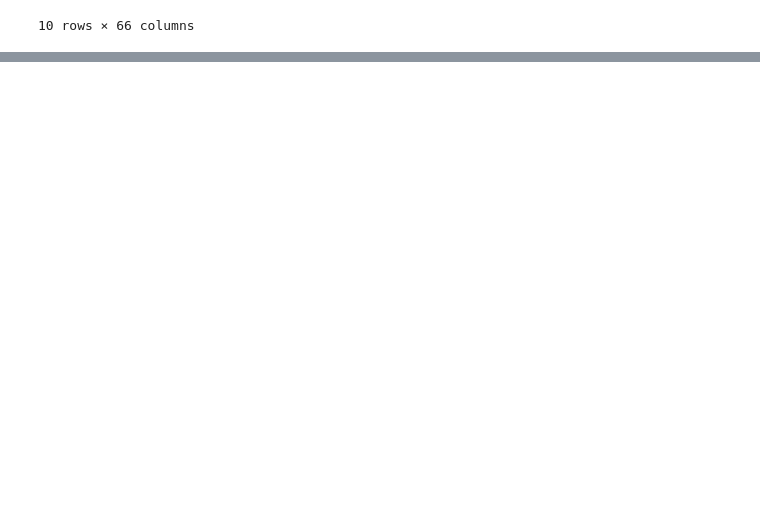
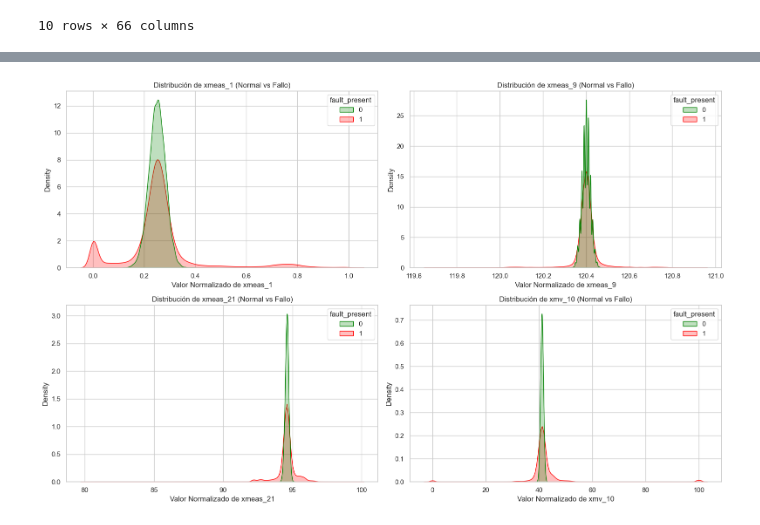
Before and after one commit to AlbaDelgadoO/proyecto_analitica, a Jupyter notebook: desc_dataset.ipynb, the cells around one changed output, grey strips where cells are left out. Cells and saved outputs as stored; diff of their text form; code cells hidden in the pictures; blank space fills up the shorter version.

```diff
--- a/desc_dataset.ipynb
+++ b/desc_dataset.ipynb
@@ -448,0 +392,18 @@ El rango de variación del fallo (la sombra naranja) es mucho más amplio que la
+# %%
+# Ejemplos de variables a inspeccionar
+vars_to_plot = ['xmeas_1', 'xmeas_9', 'xmeas_21', 'xmv_10']
+
+fig, axes = plt.subplots(2, 2, figsize=(16, 10))
+axes = axes.flatten()
+
+for i, var in enumerate(vars_to_plot):
+    sns.kdeplot(data=df_eda, x=var, hue='fault_present', fill=True,
+                common_norm=False, palette={0: 'green', 1: 'red'}, ax=axes[i])
+
+    axes[i].set_title(f'Distribución de {var} (Normal vs Fallo)')
+    axes[i].set_xlabel(f'Valor Normalizado de {var}')
+
+plt.tight_layout()
+plt.show()
+# %% [output]
+[figure, added]
```
Also changed, not shown: parts of 35 cells of this notebook.
